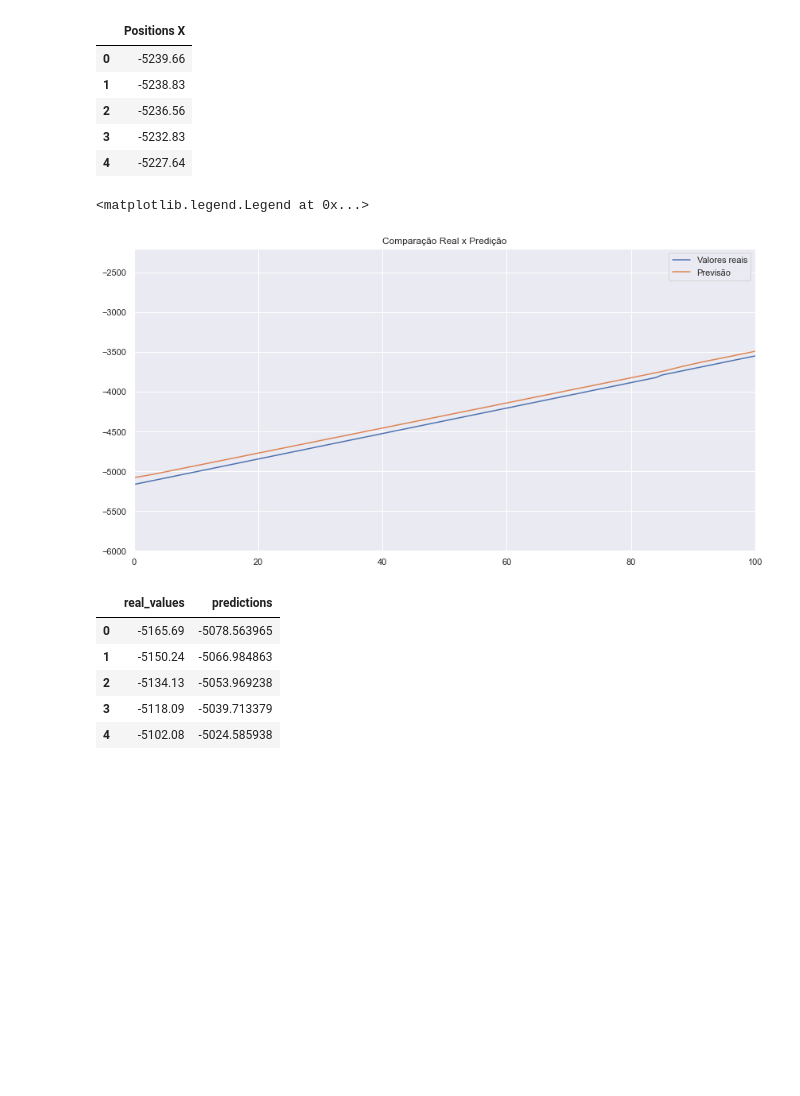
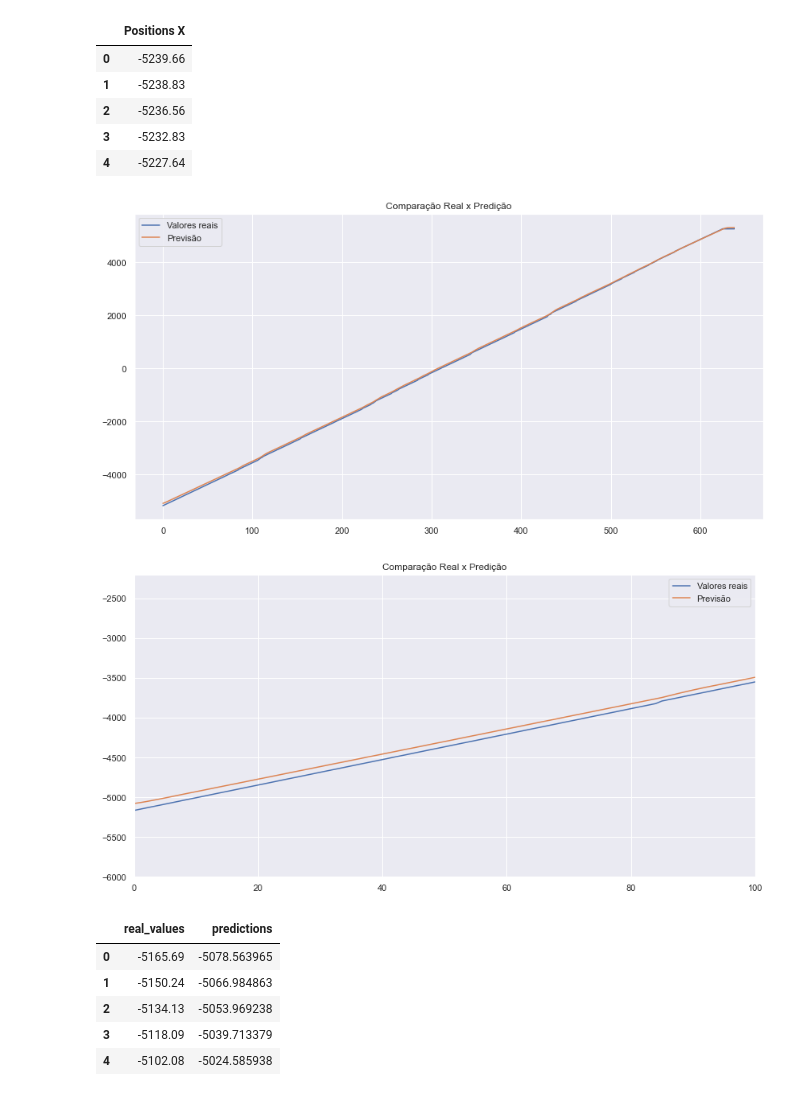
Before and after one commit to Breno-Cavalcanti/roboCin, a Jupyter notebook: RNN/test.ipynb, the cells around one changed output. Drawn from its saved outputs; the diff is of its cells as text; code cells hidden in the pictures; blank space fills up the shorter version.

Commit message:
feature(adding-validation-mvp): fix the RNN graph

```diff
--- a/RNN/test.ipynb
+++ b/RNN/test.ipynb
@@ -10,7 +10,7 @@ from sklearn.metrics import mean_absolute_error
 %matplotlib inline
 sns.set()
 # %%
-model = load_model('new_model_very_good.h5', compile = False)
+model = load_model('new_model_good.h5', compile = False)
 # %%
 data = pd.read_csv('test_with_vanishing.csv')
 # %%
@@ -78,6 +78,15 @@ data.head()
 | 2 | -5236.56 |
 | 3 | -5232.83 |
 | 4 | -5227.64 |
+# %%
+plt.figure(figsize= (14, 7))
+plt.title('Comparação Real x Predição')
+plt.plot(real_values, label = 'Valores reais')
+plt.plot(predictions, label =  'Previsão')
+plt.legend()
+plt.savefig('real_RNN.png', format='png')
+# %% [output]
+[figure, added]
 # %%
 plt.figure(figsize= (14, 7))
 plt.axis([0,100, -6000, -2200])
@@ -85,8 +94,8 @@ plt.title('Comparação Real x Predição')
 plt.plot(real_values, label = 'Valores reais')
 plt.plot(predictions, label =  'Previsão')
 plt.legend()
+plt.savefig('zoom_real_RNN.png', format='png')
 # %% [output]
-<matplotlib.legend.Legend at 0x...>
 [figure]
 # %%
 predictions = np.reshape(predictions, (-1))
```
Also changed, not shown: parts of 1 cell of this notebook.
